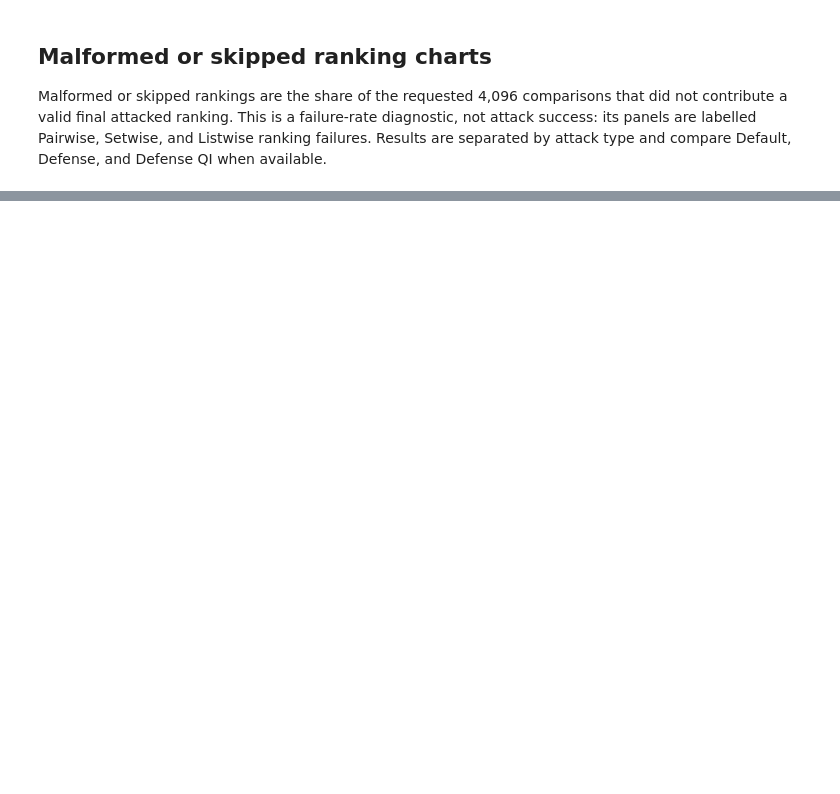
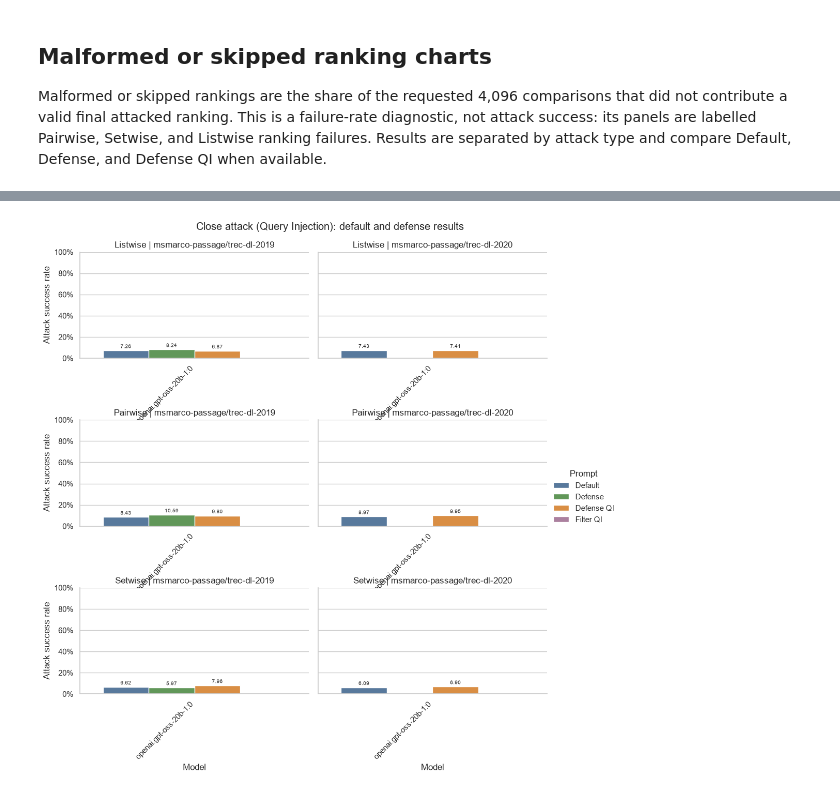
Before and after one commit to kaisergrimlock/LLM-Ranker-Attack, a Jupyter notebook: Results/attack_table_latex.ipynb, the cells around one changed output, grey strips where cells are left out. Saved outputs shown, nothing was run; the diff lists cells and outputs as text; code cells hidden in the pictures; blank space fills up the shorter version.

```diff
--- a/Results/attack_table_latex.ipynb
+++ b/Results/attack_table_latex.ipynb
@@ -347,0 +352,60 @@ else:
+# %%
+close_attack_path = root / 'Results' / 'close_attack_table.csv'
+if not close_attack_path.exists():
+    print('No close-attack summary found. Run Results/update_close_attack_table.py first.')
+else:
+    close_data = pd.read_csv(close_attack_path)
+    close_data['Prompt'] = close_data['Prompt'].replace({
+        'standard': 'Default',
+        'defense': 'Defense',
+        'defense_qi': 'Defense QI',
+        'filter_qi': 'Filter QI',
+    })
+    close_data['Model'] = close_data['Model'].replace({
+        'meta.llama3-70b-instruct-v1:0': 'Llama3 70B',
+    })
+    close_data['Paradigm'] = close_data['Paradigm'].str.title()
+    close_data['Success %'] = pd.to_numeric(close_data['Success %'])
+    close_data['Valid'] = pd.to_numeric(close_data['Valid'])
+    close_data['Malformed / skipped (%)'] = (4096 - close_data['Valid']) / 4096 * 100
+
+    display(close_data.sort_values(['Dataset', 'Paradigm', 'Model', 'Prompt']))
+
+    close_plot_data = close_data[close_data['Valid'].gt(0)].copy()
+    if close_plot_data.empty:
+        print('No valid close-attack results are available to plot.')
+    else:
+        prompt_order = ['Default', 'Defense', 'Defense QI', 'Filter QI']
+        chart = sns.catplot(
+            data=close_plot_data,
+            kind='bar',
+            x='Model',
+            y='Success %',
+            hue='Prompt',
+            hue_order=prompt_order,
+            col='Dataset',
+            row='Paradigm',
+            order=list(dict.fromkeys(close_plot_data['Model'])),
+            palette={'Default': '#4C78A8', 'Defense': '#59A14F', 'Defense QI': '#F28E2B', 'Filter QI': '#B279A2'},
+            errorbar=None,
+            height=3.2,
+            aspect=1.55,
+            sharey=True,
+        )
+        chart.set_axis_labels('Model', 'Attack success rate')
+        chart.set_titles('{row_name} | {col_name}')
+        chart.figure.suptitle('Close attack (Query Injection): default and defense results', y=1.02)
+        for axis in chart.axes.flat:
+            for container in axis.containers:
+                labels = [f'{bar.get_height():.2f}' if bar.get_height() > 0 else '' for bar in container]
+                axis.bar_label(container, labels=labels, padding=2, fontsize=7)
+            axis.set_ylim(0, 100)
+            axis.yaxis.set_major_formatter(PercentFormatter(xmax=100))
+            axis.tick_params(axis='x', labelbottom=True, labelrotation=45)
+            for label in axis.get_xticklabels():
+                label.set_horizontalalignment('right')
+        chart.figure.subplots_adjust(hspace=0.58)
+        chart.figure.savefig(root / 'Results' / 'attack_default_vs_defense_bars_close_attack.pdf', bbox_inches='tight')
+        chart.figure.savefig(root / 'Results' / 'attack_default_vs_defense_bars_close_attack.png', dpi=300, bbox_inches='tight')
+        plt.show()
+# %% [output]
@@ -347,0 +428 @@ else:
+[figure, added]
```
Also changed, not shown: parts of 4 cells of this notebook, 11 other files.
